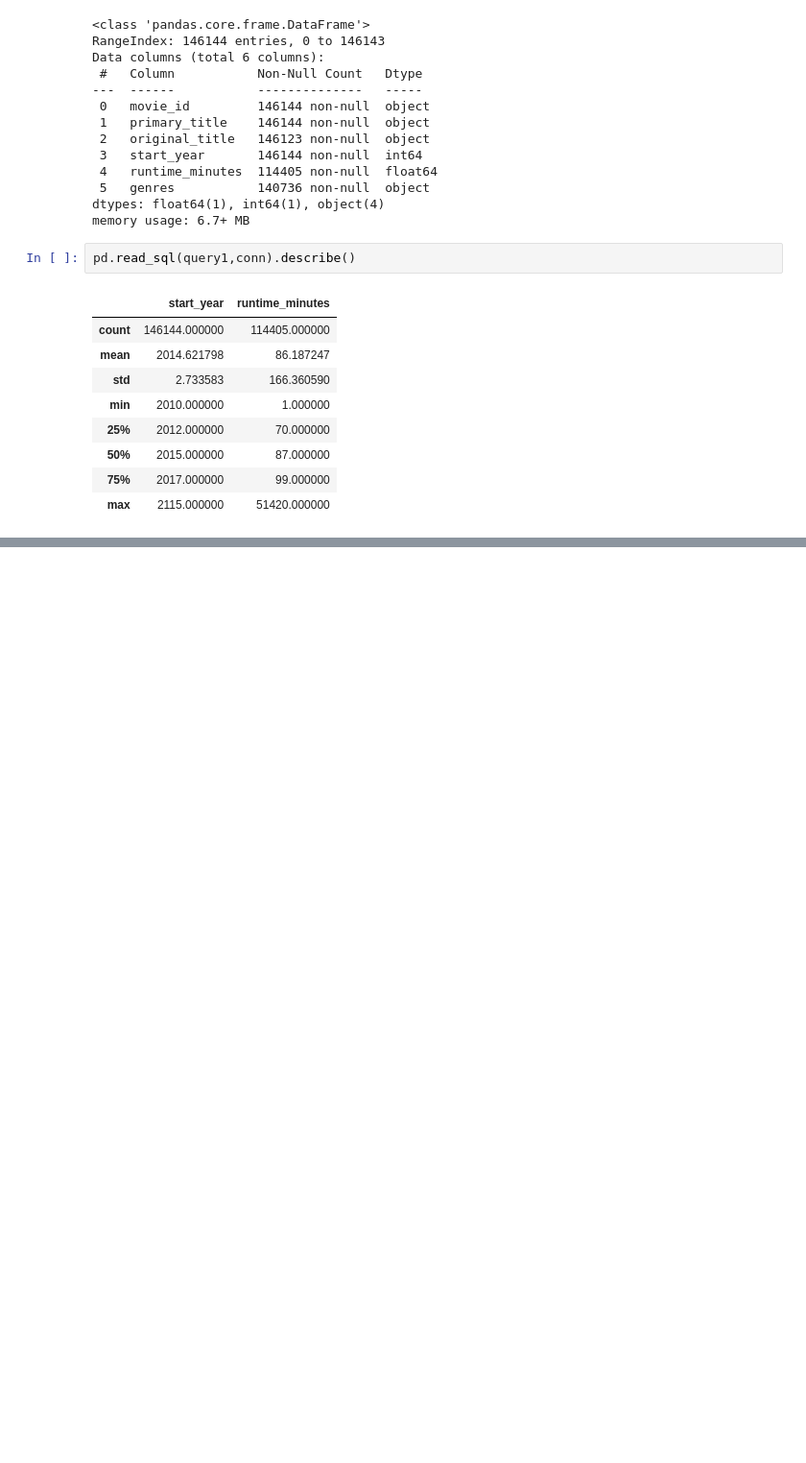
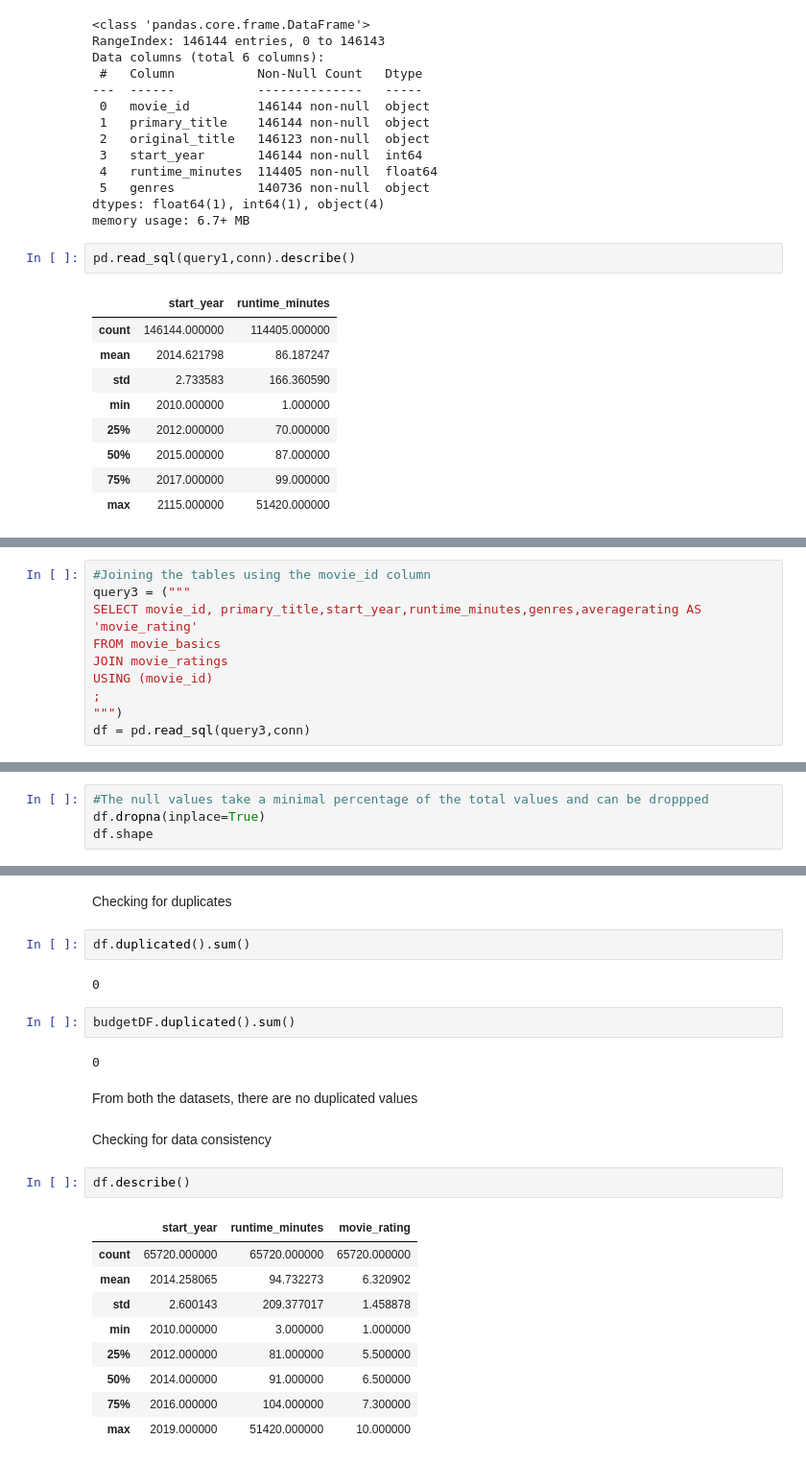
Before and after one commit to Mbachia/Movie_Project-1, a Jupyter notebook: project.ipynb, the cells around one changed output, grey strips where cells are left out. Shown: that part at 96% size. Cells and saved outputs as stored; diff of their text form; blank space fills up the shorter version.

```diff
--- a/project.ipynb
+++ b/project.ipynb
@@ -126,0 +217,10 @@ Name: genres, Length: 146144, dtype: object>
+# %%
+#Joining the tables using the movie_id column
+query3 = ("""
+SELECT movie_id, primary_title,start_year,runtime_minutes,genres,averagerating AS 'movie_rating'
+FROM movie_basics
+JOIN movie_ratings
+USING (movie_id)
+;
+""")
+df = pd.read_sql(query3,conn)
@@ -126,0 +274,4 @@ Name: genres, Length: 146144, dtype: object>
+# %%
+#The null values take a minimal percentage of the total values and can be droppped
+df.dropna(inplace=True)
+df.shape
@@ -126,0 +323,26 @@ Name: genres, Length: 146144, dtype: object>
+# %% [markdown]
+Checking for duplicates
+# %%
+df.duplicated().sum()
+# %% [output]
+0
+# %%
+budgetDF.duplicated().sum()
+# %% [output]
+0
+# %% [markdown]
+From both the datasets, there are no duplicated values
+# %% [markdown]
+Checking for data consistency
+# %%
+df.describe()
+# %% [output]
+|  | start_year | runtime_minutes | movie_rating |
+| count | 65720.000000 | 65720.000000 | 65720.000000 |
+| mean | 2014.258065 | 94.732273 | 6.320902 |
+| std | 2.600143 | 209.377017 | 1.458878 |
+| min | 2010.000000 | 3.000000 | 1.000000 |
+| 25% | 2012.000000 | 81.000000 | 5.500000 |
+| 50% | 2014.000000 | 91.000000 | 6.500000 |
+| 75% | 2016.000000 | 104.000000 | 7.300000 |
+| max | 2019.000000 | 51420.000000 | 10.000000 |
```
Also changed, not shown: parts of 45 cells of this notebook.
